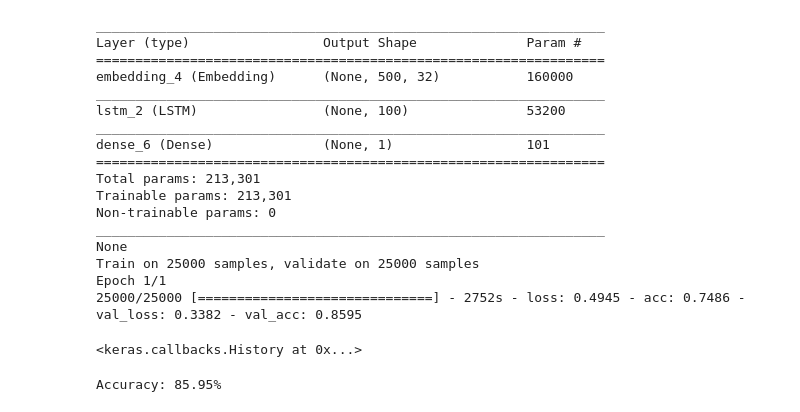
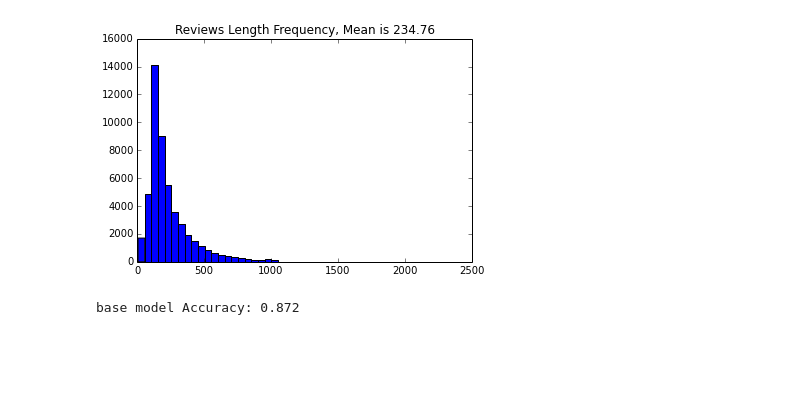
Before and after one commit to tzachb1/Sentiment-Analysis, a Jupyter notebook: sentiment_analysis.ipynb, the cells around one changed output. Cells and saved outputs as stored; diff of their text form; code cells hidden in the pictures; blank space fills up the shorter version.

```diff
--- a/sentiment_analysis.ipynb
+++ b/sentiment_analysis.ipynb
@@ -111,36 +1,17 @@ from keras.layers import LSTM
-# %%
-embedding_vecor_length = 32
-
-model3 = Sequential()
-model3.add(Embedding(top_words, embedding_vecor_length, input_length=max_review_length))
-model3.add(LSTM(100))
-model3.add(Dense(1, activation='sigmoid'))
-model3.compile(loss='binary_crossentropy', optimizer='adam', metrics=['accuracy'])
-print(model3.summary())
-
-model3.fit(X_train, y_train, validation_data=(X_test, y_test), epochs=1, batch_size=64)
-# %% [output]
-_________________________________________________________________
-Layer (type)                 Output Shape              Param #
-=================================================================
-embedding_4 (Embedding)      (None, 500, 32)           160000
-_________________________________________________________________
-lstm_2 (LSTM)                (None, 100)               53200
-_________________________________________________________________
-dense_6 (Dense)              (None, 1)                 101
-=================================================================
-Total params: 213,301
-Trainable params: 213,301
-Non-trainable params: 0
-_________________________________________________________________
-None
-Train on 25000 samples, validate on 25000 samples
-Epoch 1/1
-25000/25000 [==============================] - 2752s - loss: 0.4945 - acc: 0.7486 - val_loss: 0.3382 - val_acc: 0.8595
-<keras.callbacks.History at 0x...>
-# %%
-# Final evaluation of the model
-scores = model3.evaluate(X_test, y_test, verbose=0)
-print("Accuracy: %.2f%%" % (scores[1]*100))
-# %% [output]
-Accuracy: 85.95%
+# %%
+%matplotlib inline
+
+import numpy
+import matplotlib.pyplot as plt
+from collections import OrderedDict
+from keras.datasets import imdb
+from keras.preprocessing import sequence
+from sklearn import metrics
+from sklearn.model_selection import train_test_split
+from sklearn.model_selection import KFold
+
+import helper
+import models
+
+numpy.set_printoptions(precision=3, threshold=1000, edgeitems=70, suppress=True)
+numpy.random.seed(42)
@@ -146,0 +36,8 @@ Accuracy: 85.95%
+# %%
+### Play a bit with the data ###
+lengths = [len(x) for x in X]
+plt.hist(lengths, bins=50)
+plt.title("Reviews Length Frequency, Mean is %.2f" % numpy.mean(lengths))
+plt.show()
+# %% [output]
+[figure, added]
@@ -146,0 +70,10 @@ Accuracy: 85.95%
+# %%
+# to run the code on a specific model, with specific hyper parameters:
+# 1. create a method which retruns the model in models.py defining the model architecture
+# 2. create your hyper parameters dictionary or use default_params (or overwrite some values)
+# 3. call run_all with the model (from 1) and parameters (from 2). scores and run history will be retruned
+
+score, history = run_all(models.base_model(default_params), default_params)
+print("base model Accuracy: %.3f " % score)
+# %% [output]
+base model Accuracy: 0.872
```
Also changed, not shown: parts of 22 cells of this notebook, 2 other files.
